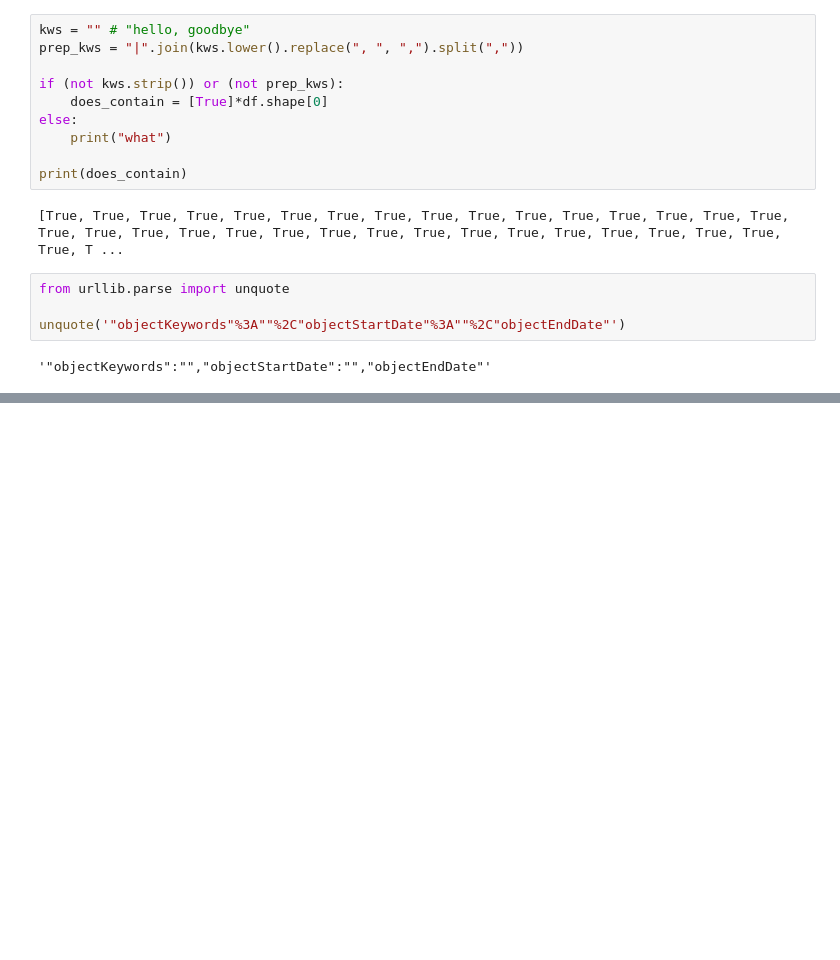
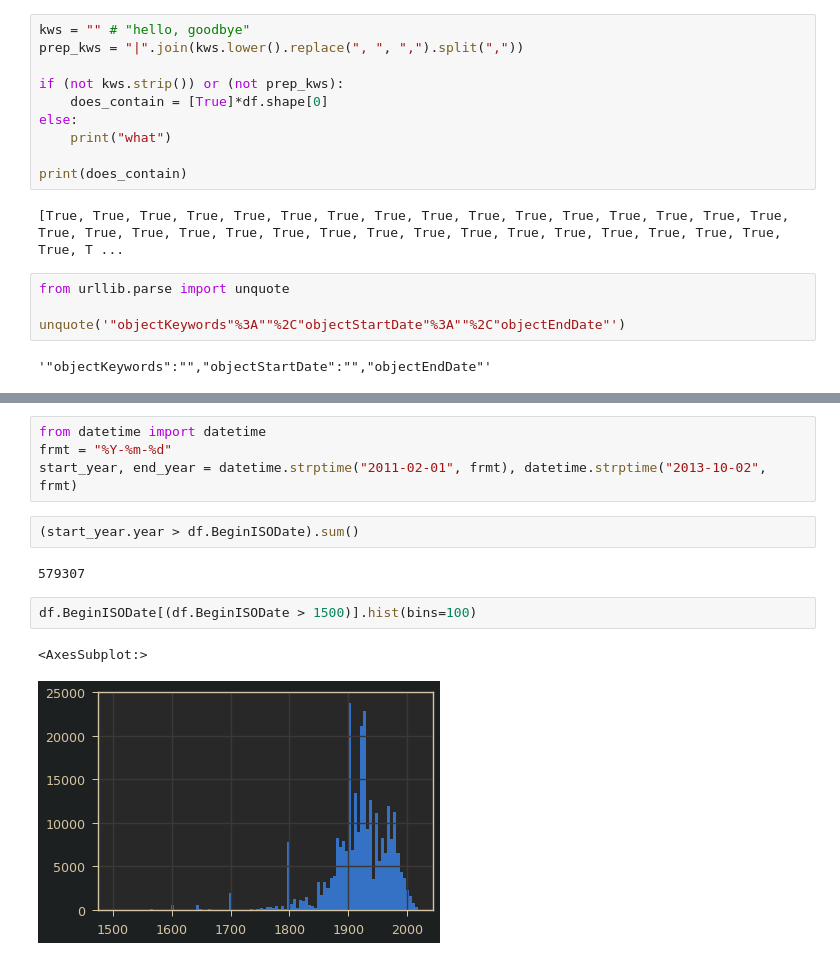
Before and after one commit to valevo/SABIO, a Jupyter notebook: backend/v0_2/dev.ipynb, the cells around one changed output, grey strips where cells are left out. Drawn from its saved outputs; the diff is of its cells as text; blank space fills up the shorter version.

```diff
--- a/backend/v0_2/dev.ipynb
+++ b/backend/v0_2/dev.ipynb
@@ -78,0 +84,13 @@ unquote('"objectKeywords"%3A""%2C"objectStartDate"%3A""%2C"objectEndDate"')
+# %%
+from datetime import datetime
+frmt = "%Y-%m-%d"
+start_year, end_year = datetime.strptime("2011-02-01", frmt), datetime.strptime("2013-10-02", frmt)
+# %%
+(start_year.year > df.BeginISODate).sum()
+# %% [output]
+579307
+# %%
+df.BeginISODate[(df.BeginISODate > 1500)].hist(bins=100)
+# %% [output]
+<AxesSubplot:>
+[figure, added]
```
Also changed, not shown: parts of 1 cell of this notebook, 1 other file.
